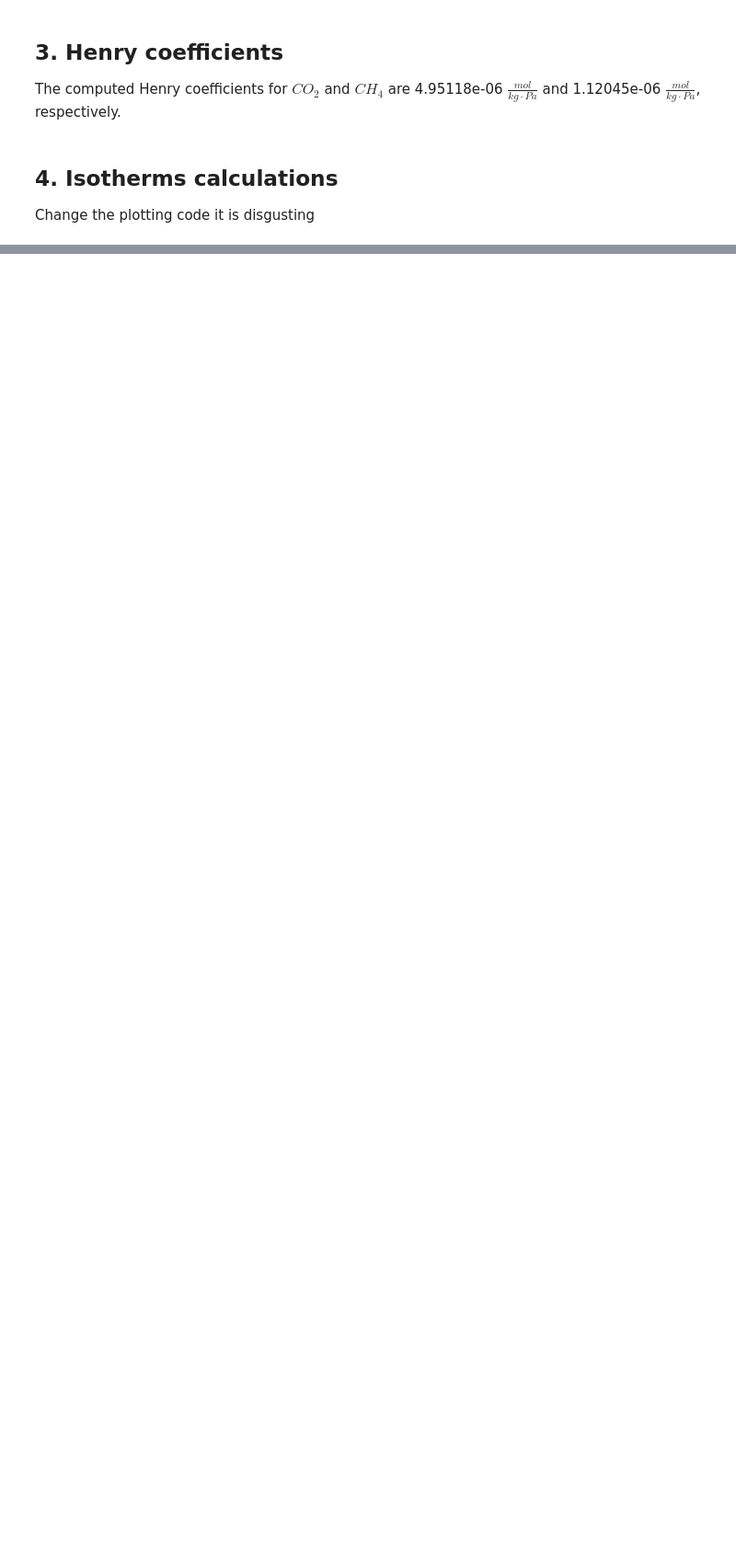
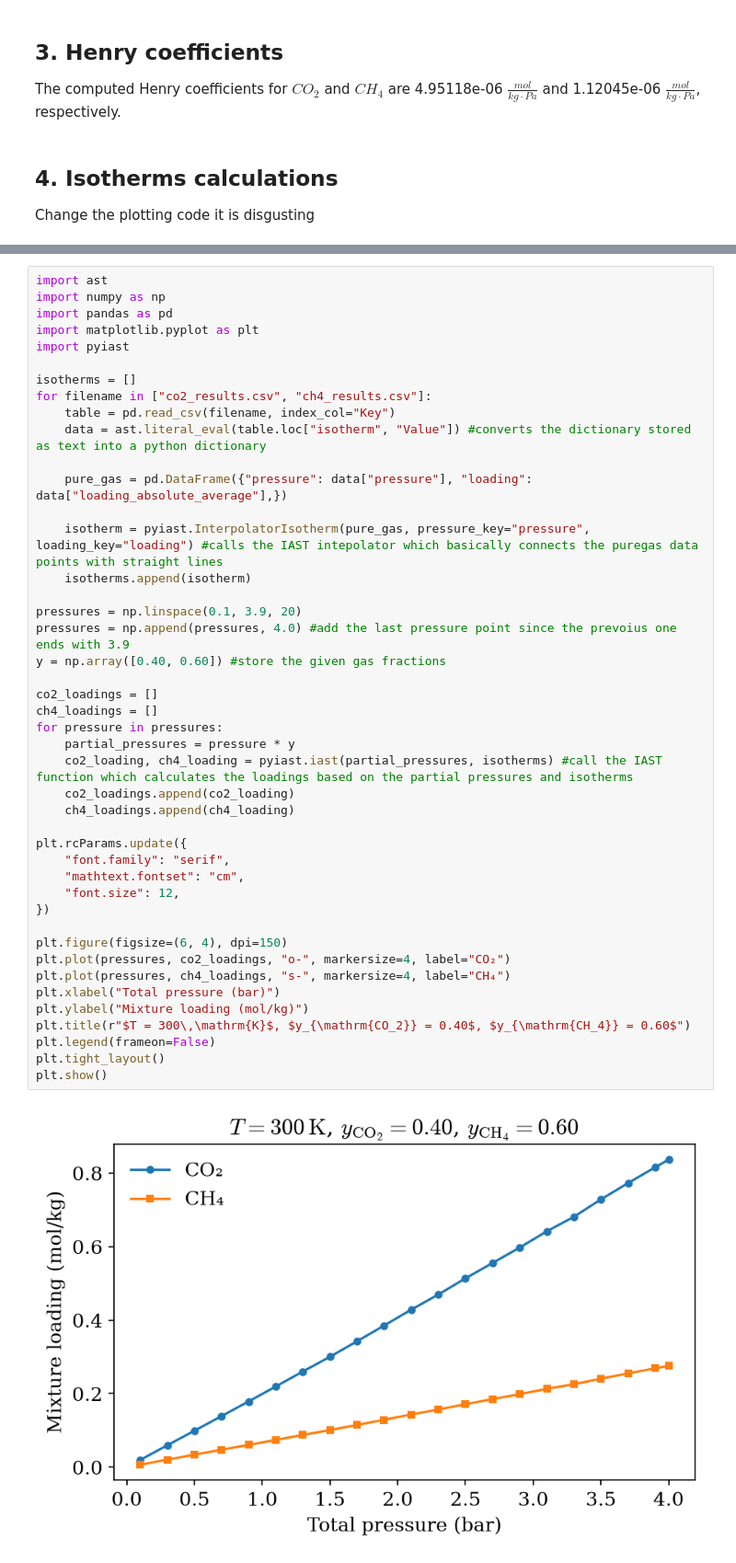
Before and after one commit to BogdanFilipchuk/CH-315-modeling-lab, a Jupyter notebook: Block_2/assignment_2/assignment2.ipynb, the cells around one changed output, grey strips where cells are left out. Shown at 92% size. Drawn from its saved outputs; the diff is of its cells as text; blank space fills up the shorter version.

```diff
--- a/Block_2/assignment_2/assignment2.ipynb
+++ b/Block_2/assignment_2/assignment2.ipynb
@@ -58,0 +63,46 @@ plt.show()
+# %%
+import ast
+import numpy as np
+import pandas as pd
+import matplotlib.pyplot as plt
+import pyiast
+
+isotherms = []
+for filename in ["co2_results.csv", "ch4_results.csv"]:
+    table = pd.read_csv(filename, index_col="Key")
+    data = ast.literal_eval(table.loc["isotherm", "Value"]) #converts the dictionary stored as text into a python dictionary
+
+    pure_gas = pd.DataFrame({"pressure": data["pressure"], "loading": data["loading_absolute_average"],})
+
+    isotherm = pyiast.InterpolatorIsotherm(pure_gas, pressure_key="pressure", loading_key="loading") #calls the IAST intepolator which basically connects the puregas data points with straight lines
+    isotherms.append(isotherm)
+
+pressures = np.linspace(0.1, 3.9, 20)
+pressures = np.append(pressures, 4.0) #add the last pressure point since the prevoius one ends with 3.9
+y = np.array([0.40, 0.60]) #store the given gas fractions
+
+co2_loadings = []
+ch4_loadings = []
+for pressure in pressures:
+    partial_pressures = pressure * y
+    co2_loading, ch4_loading = pyiast.iast(partial_pressures, isotherms) #call the IAST function which calculates the loadings based on the partial pressures and isotherms
+    co2_loadings.append(co2_loading)
+    ch4_loadings.append(ch4_loading)
+
+plt.rcParams.update({
+    "font.family": "serif",
+    "mathtext.fontset": "cm",
+    "font.size": 12,
+})
+
+plt.figure(figsize=(6, 4), dpi=150)
+plt.plot(pressures, co2_loadings, "o-", markersize=4, label="CO₂")
+plt.plot(pressures, ch4_loadings, "s-", markersize=4, label="CH₄")
+plt.xlabel("Total pressure (bar)")
+plt.ylabel("Mixture loading (mol/kg)")
+plt.title(r"$T = 300\,\mathrm{K}$, $y_{\mathrm{CO_2}} = 0.40$, $y_{\mathrm{CH_4}} = 0.60$")
+plt.legend(frameon=False)
+plt.tight_layout()
+plt.show()
+# %% [output]
+[figure, added]
```
Also changed, not shown: parts of 2 cells of this notebook, 2 other files.
